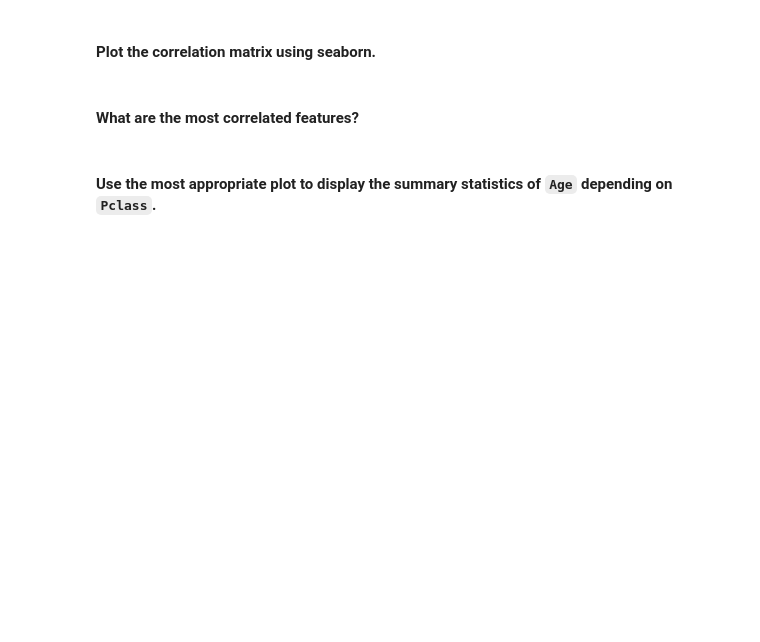
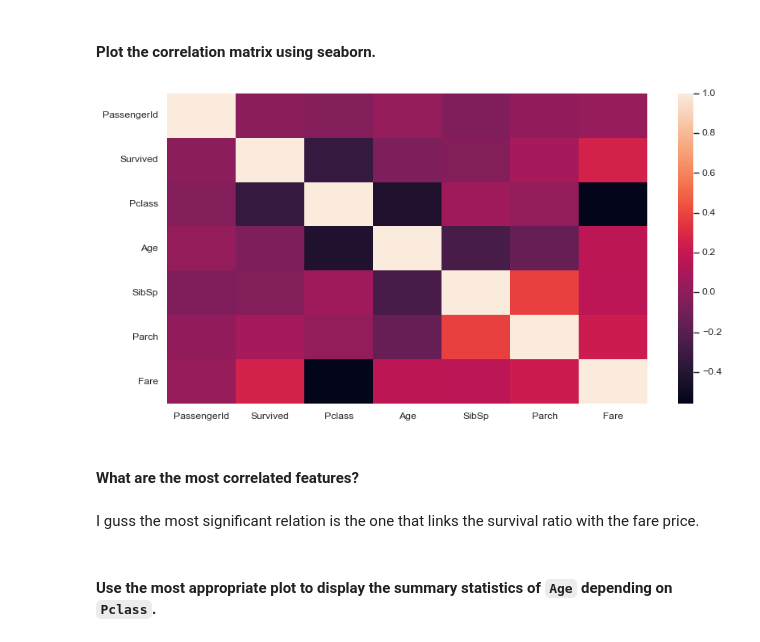
Before and after one commit to Ironhack-Data-Madrid-Octubre-2023/5.2-lab_matplotlib_seaborn, a Jupyter notebook: your-code/main.ipynb, the cells around one changed output. Saved outputs shown, nothing was run; the diff lists cells and outputs as text; code cells hidden in the pictures; blank space fills up the shorter version.

```diff
--- a/your-code/main.ipynb
+++ b/your-code/main.ipynb
@@ -293,2 +293,6 @@ your comments here
+# %%
+sns.heatmap(titanic.select_dtypes(['int', 'float']).corr());
+# %% [output]
+[figure, added]
 # %% [markdown]
 #### What are the most correlated features?
@@ -299,2 +299,4 @@ your comments here
+# %% [markdown]
+I guss the most significant relation is the one that links the survival ratio with the fare price.
 # %% [markdown]
 #### Use the most appropriate plot to display the summary statistics of `Age` depending on `Pclass`.
```
Also changed, not shown: parts of 12 cells of this notebook.
